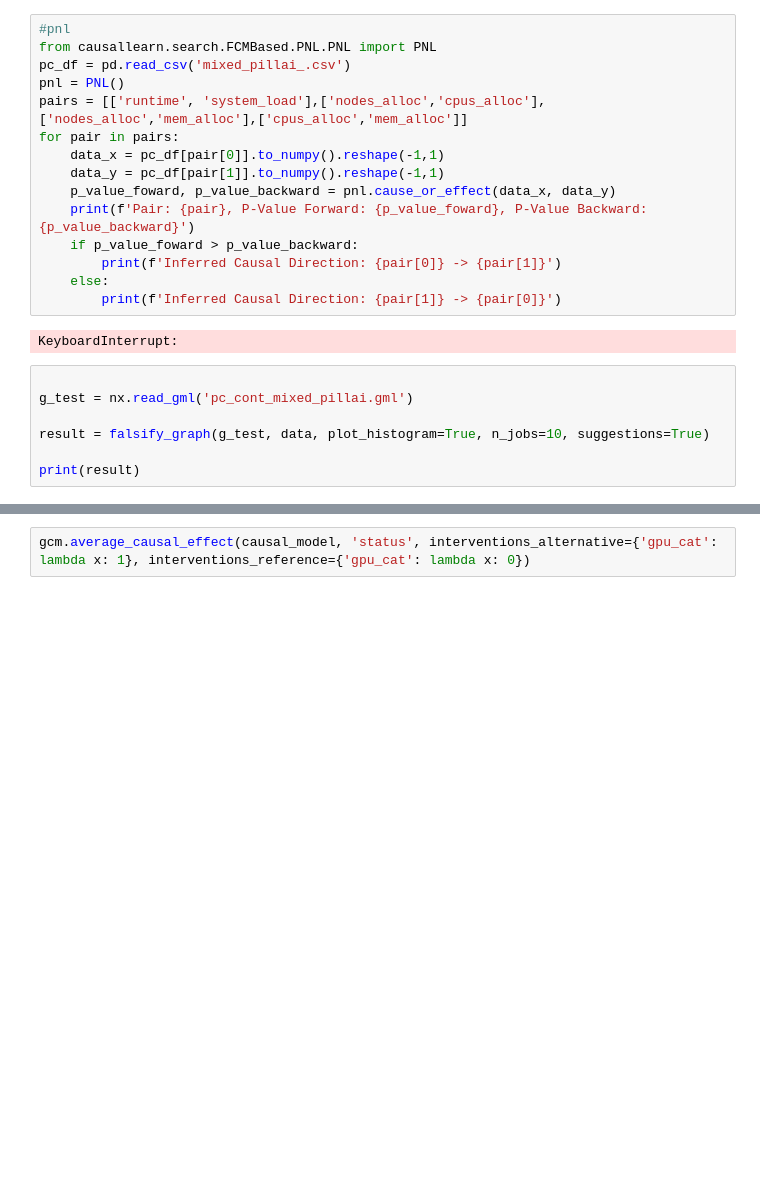
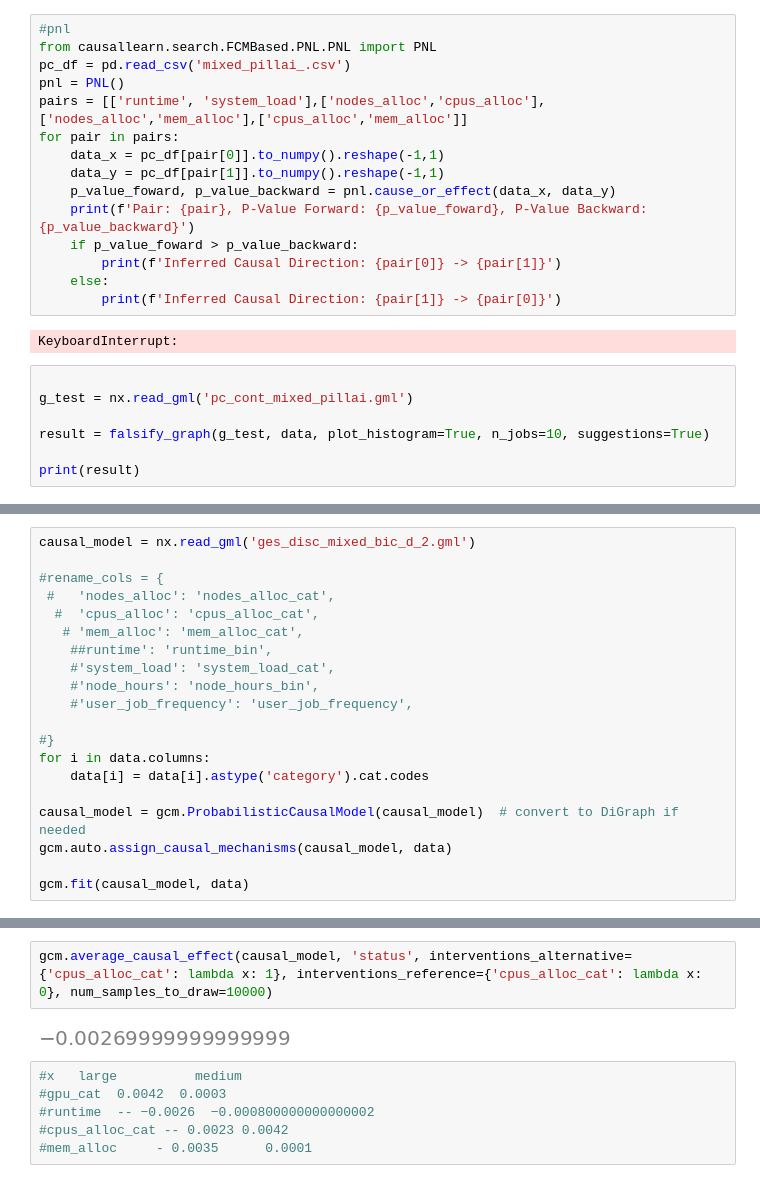
Before and after one commit to armaan10/CS520_Project, a Jupyter notebook: test_dags.ipynb, the cells around one changed output, grey strips where cells are left out. Drawn from its saved outputs; the diff is of its cells as text; blank space fills up the shorter version.

```diff
--- a/test_dags.ipynb
+++ b/test_dags.ipynb
@@ -114,0 +94,20 @@ AttributeError: 'dict' object has no attribute 'is_directed'
+# %%
+causal_model = nx.read_gml('ges_disc_mixed_bic_d_2.gml')
+
+#rename_cols = {
+ #   'nodes_alloc': 'nodes_alloc_cat',
+  #  'cpus_alloc': 'cpus_alloc_cat',
+   # 'mem_alloc': 'mem_alloc_cat',
+    ##runtime': 'runtime_bin',
+    #'system_load': 'system_load_cat',
+    #'node_hours': 'node_hours_bin',
+    #'user_job_frequency': 'user_job_frequency',
+
+#}
+for i in data.columns:
+    data[i] = data[i].astype('category').cat.codes
+
+causal_model = gcm.ProbabilisticCausalModel(causal_model)  # convert to DiGraph if needed
+gcm.auto.assign_causal_mechanisms(causal_model, data)
+
+gcm.fit(causal_model, data)
@@ -115,2 +122,10 @@ AttributeError: 'dict' object has no attribute 'is_directed'
 # %%
-gcm.average_causal_effect(causal_model, 'status', interventions_alternative={'gpu_cat': lambda x: 1}, interventions_reference={'gpu_cat': lambda x: 0})
+gcm.average_causal_effect(causal_model, 'status', interventions_alternative={'cpus_alloc_cat': lambda x: 1}, interventions_reference={'cpus_alloc_cat': lambda x: 0}, num_samples_to_draw=10000)
+# %% [output]
+[figure, added]
+# %%
+#x   large          medium
+#gpu_cat  0.0042  0.0003
+#runtime  -- −0.0026  −0.000800000000000002
+#cpus_alloc_cat -- 0.0023 0.0042
+#mem_alloc     - 0.0035      0.0001
```
Also changed, not shown: parts of 4 cells of this notebook, 2 other files.
